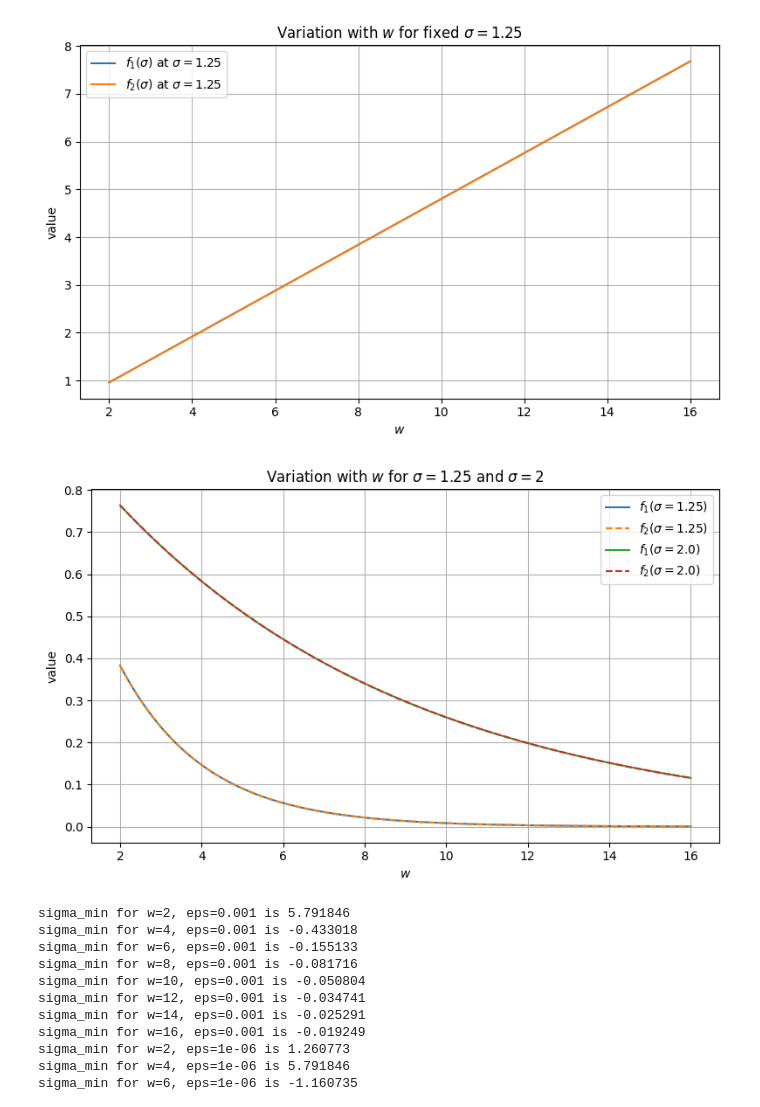
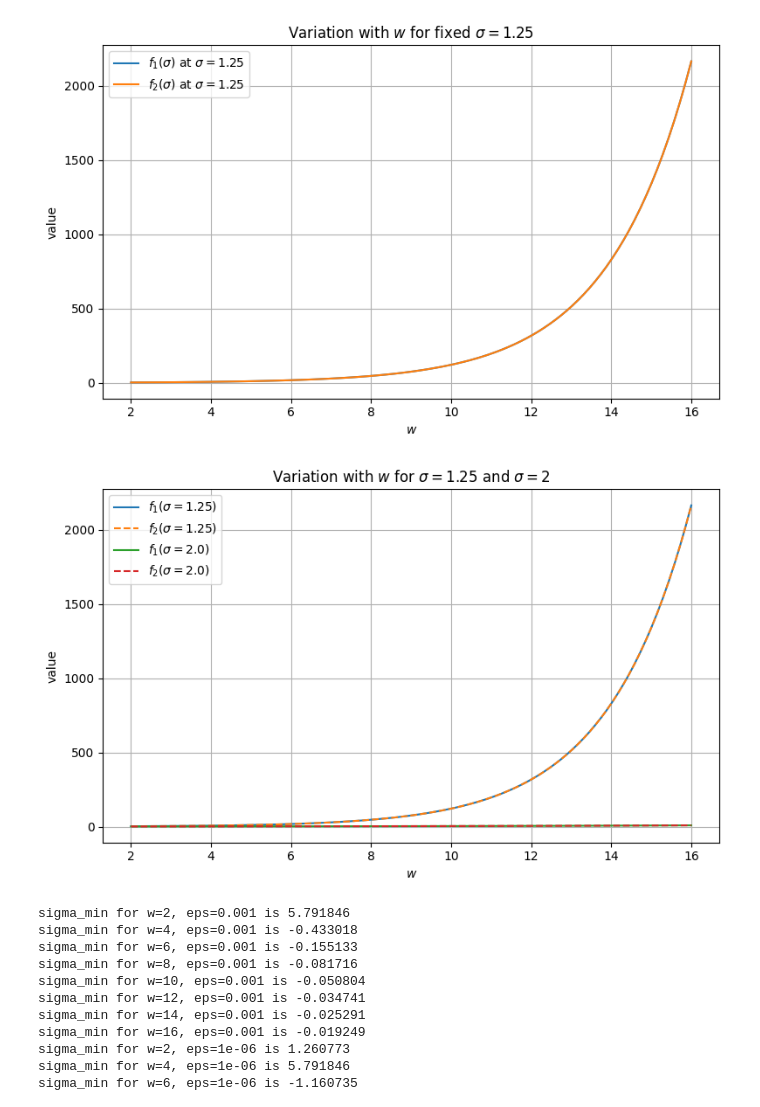
Before and after one commit to DiamonDinoia/finufft, a Jupyter notebook: devel/kernel_params.ipynb, the cells around one changed output. Cells and saved outputs as stored; diff of their text form; code cells hidden in the pictures.

```diff
--- a/devel/kernel_params.ipynb
+++ b/devel/kernel_params.ipynb
@@ -34,13 +55,4 @@ plt.show()
 # %%
-def f1(sigma, w=1.0):
-    inner = 1.0 - 1.0/((2.0*sigma - 1.0)**2)
-    sqrt_inner = np.sqrt(np.clip(inner, 0.0, None))
-    return np.pi*w * (1.0 - 1.0/(2.0*sigma)) * (1.0 - sqrt_inner)
-
-def f2(sigma, w=1.0):
-    diff_sq = (np.sqrt(sigma) - np.sqrt(sigma - 1.0))**2
-    return (np.pi*w * diff_sq) / (2.0*sigma)
-
 # Fixed σ and varying w
 sigma = 2.0  # fixed value
 w_values = np.linspace(2, 16, 100)
@@ -63,13 +75,4 @@ plt.show()
 # %%
-def f1(sigma, w=1.0):
-    inner = 1.0 - 1.0/((2.0*sigma - 1.0)**2)
-    sqrt_inner = np.sqrt(np.clip(inner, 0.0, None))
-    return np.pi*w * (1.0 - 1.0/(2.0*sigma)) * (1.0 - sqrt_inner)
-
-def f2(sigma, w=1.0):
-    diff_sq = (np.sqrt(sigma) - np.sqrt(sigma - 1.0))**2
-    return (np.pi*w * diff_sq) / (2.0*sigma)
-
 # Fixed σ and varying w
 sigma = 1.25  # fixed value
 w_values = np.linspace(2, 16, 100)
@@ -88,41 +91,29 @@ plt.legend()
 plt.tight_layout()
 plt.show()
 # %% [output]
-[figure, old version]
+[figure, new version]
 # %%
-import numpy as np
-import matplotlib.pyplot as plt
-
-def f1(sigma, w=1.0):
-    inner = 1.0 - 1.0/((2.0*sigma - 1.0)**2)
-    sqrt_inner = np.sqrt(np.clip(inner, 0.0, None))
-    return np.exp(-np.pi*w * (1.0 - 1.0/(2.0*sigma)) * (1.0 - sqrt_inner))
-
-def f2(sigma, w=1.0):
-    diff_sq = (np.sqrt(sigma) - np.sqrt(sigma - 1.0))**2
-    return np.exp(-(np.pi*w * diff_sq) / (2.0*sigma))
-
 # Parameters
-w_values = np.linspace(2, 16, 200)
+w_values = np.linspace(2, 16, 100)
 sigmas = [1.25, 2.0]
 
 plt.figure(figsize=(8, 5))
 
 for sigma in sigmas:
     y1 = f1(sigma, w_values)
     y2 = f2(sigma, w_values)
     plt.plot(w_values, y1, label=fr"$f_1(\sigma={sigma})$")
     plt.plot(w_values, y2, "--", label=fr"$f_2(\sigma={sigma})$")
 
 plt.xlabel(r"$w$")
 plt.ylabel("value")
 plt.title(r"Variation with $w$ for $\sigma=1.25$ and $\sigma=2$")
 plt.grid(True)
 plt.legend()
 plt.tight_layout()
 plt.show()
 # %% [output]
-[figure, old version]
+[figure, new version]
 # %%
 def sigma_min(w, eps):
     num = (np.pi * w / np.log(1 / eps))**2
```
Also changed, not shown: parts of 2 cells of this notebook.
